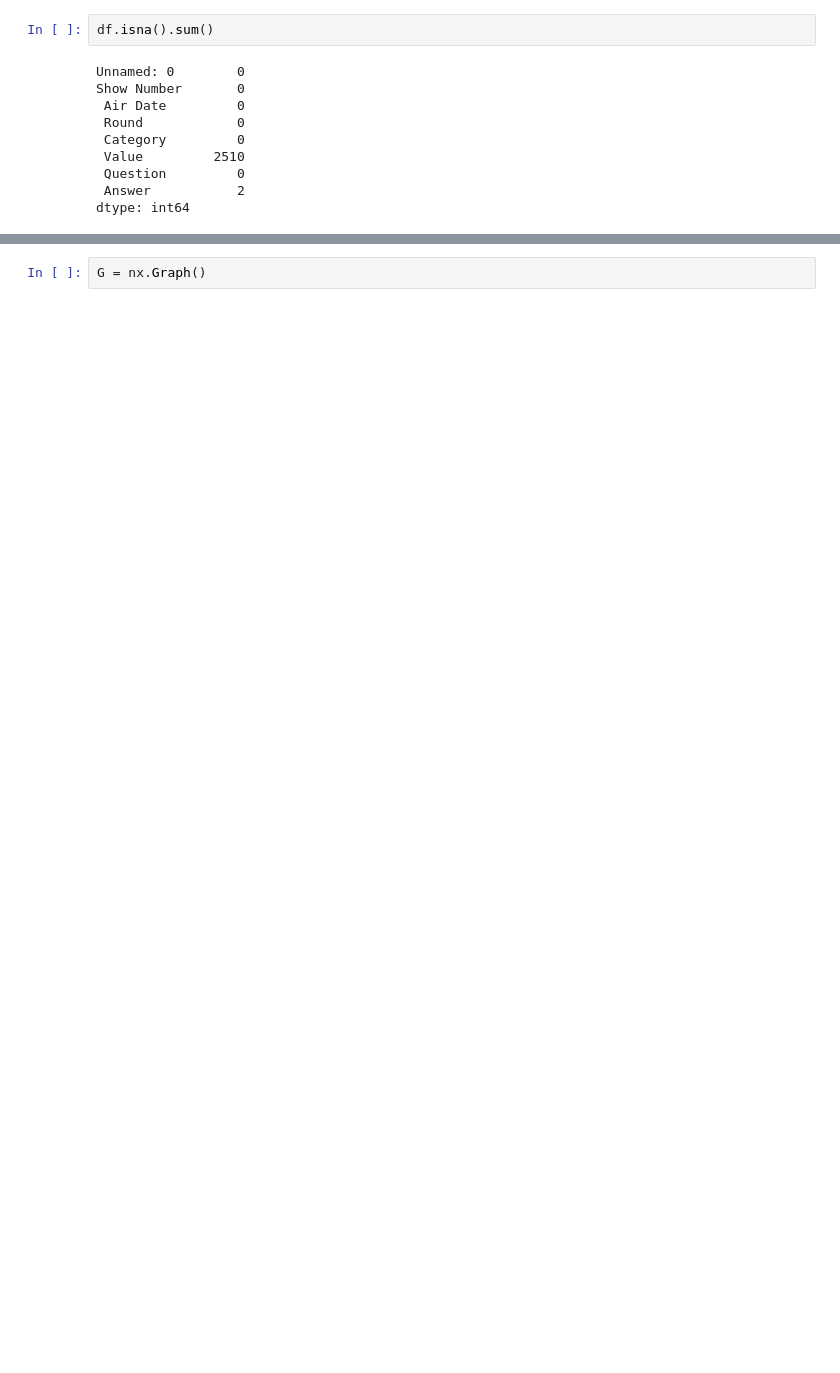
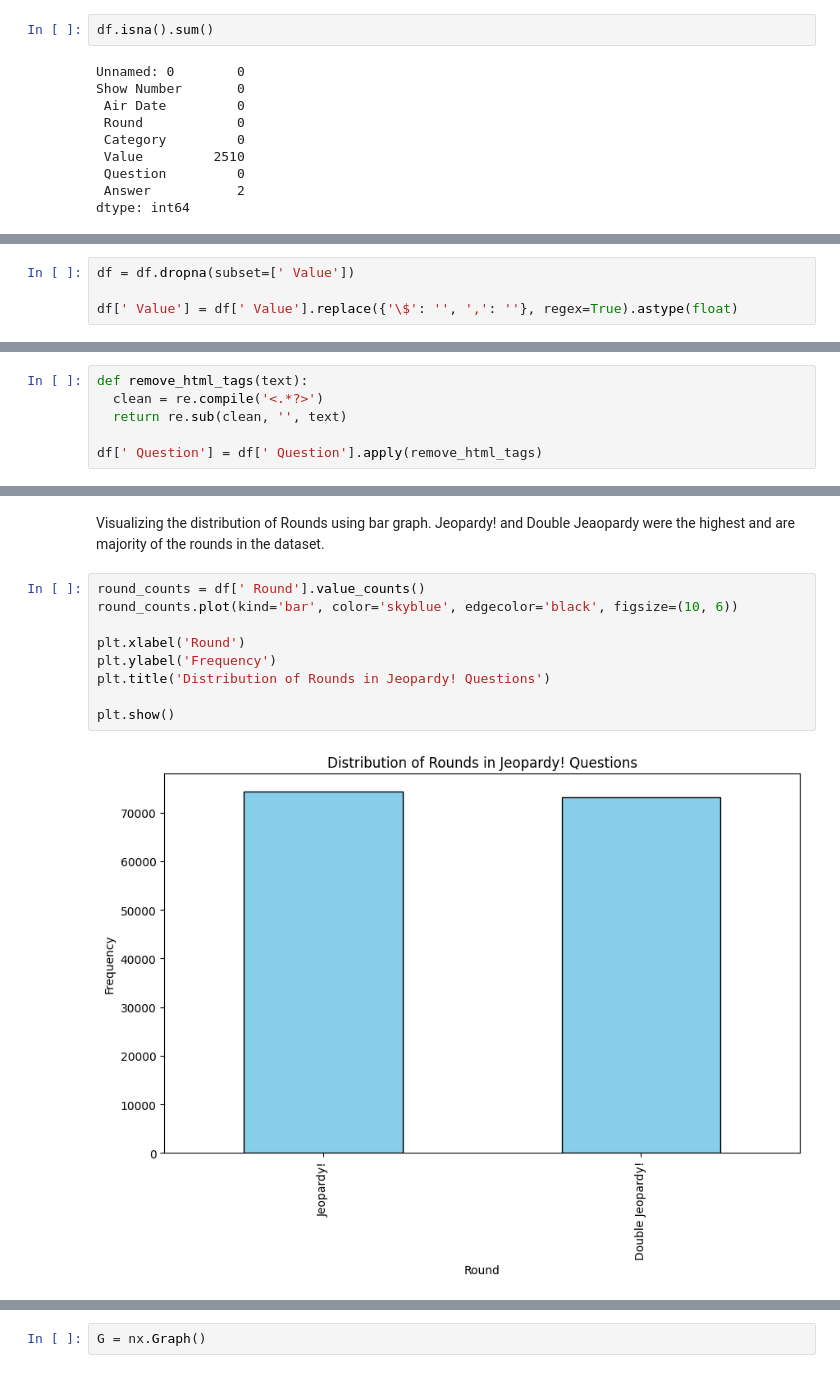
Before and after one commit to MarjeteV/data620, a Jupyter notebook: Final_Project.ipynb, the cells around one changed output, grey strips where cells are left out. Saved outputs shown, nothing was run; the diff lists cells and outputs as text; blank space fills up the shorter version.

```diff
--- a/Final_Project.ipynb
+++ b/Final_Project.ipynb
@@ -50,0 +75,4 @@ dtype: int64
+# %%
+df = df.dropna(subset=[' Value'])
+
+df[' Value'] = df[' Value'].replace({'\$': '', ',': ''}, regex=True).astype(float)
@@ -50,0 +81,6 @@ dtype: int64
+# %%
+def remove_html_tags(text):
+  clean = re.compile('<.*?>')
+  return re.sub(clean, '', text)
+
+df[' Question'] = df[' Question'].apply(remove_html_tags)
@@ -79,0 +135,13 @@ array([2.000e+02, 4.000e+02, 6.000e+02, 8.000e+02, 2.000e+03, 1.000e+03,
+# %% [markdown]
+Visualizing the distribution of Rounds using bar graph. Jeopardy! and Double Jeaopardy were the highest and are majority of the rounds in the dataset.
+# %%
+round_counts = df[' Round'].value_counts()
+round_counts.plot(kind='bar', color='skyblue', edgecolor='black', figsize=(10, 6))
+
+plt.xlabel('Round')
+plt.ylabel('Frequency')
+plt.title('Distribution of Rounds in Jeopardy! Questions')
+
+plt.show()
+# %% [output]
+[figure, added]
```
Also changed, not shown: parts of 54 cells of this notebook.
